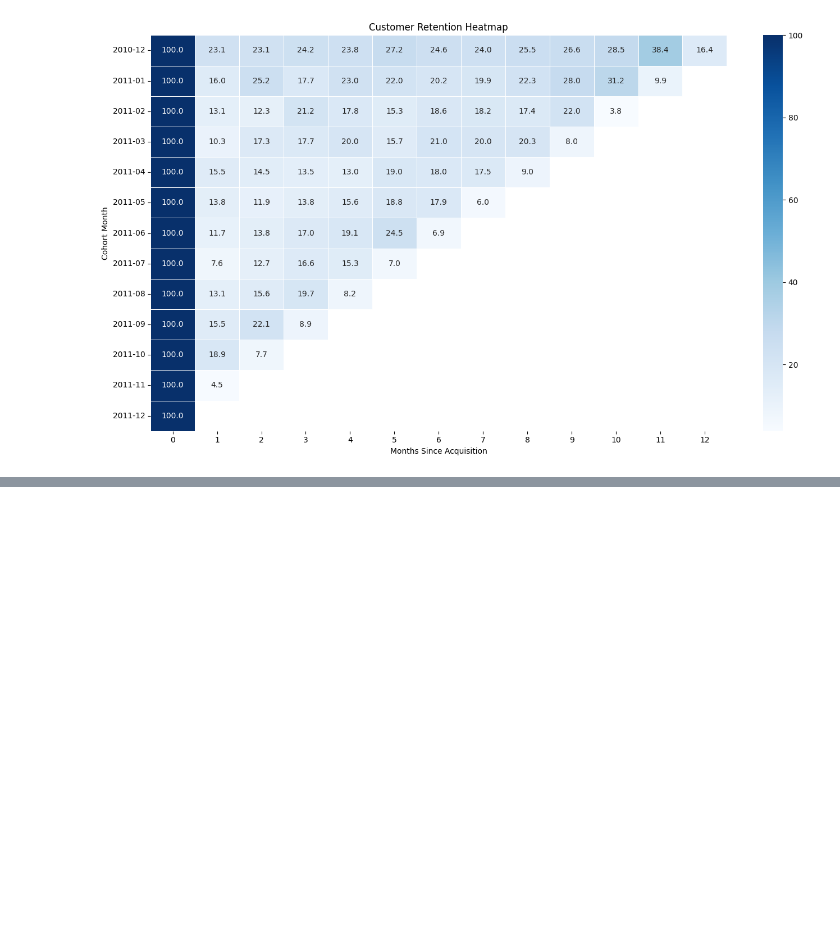
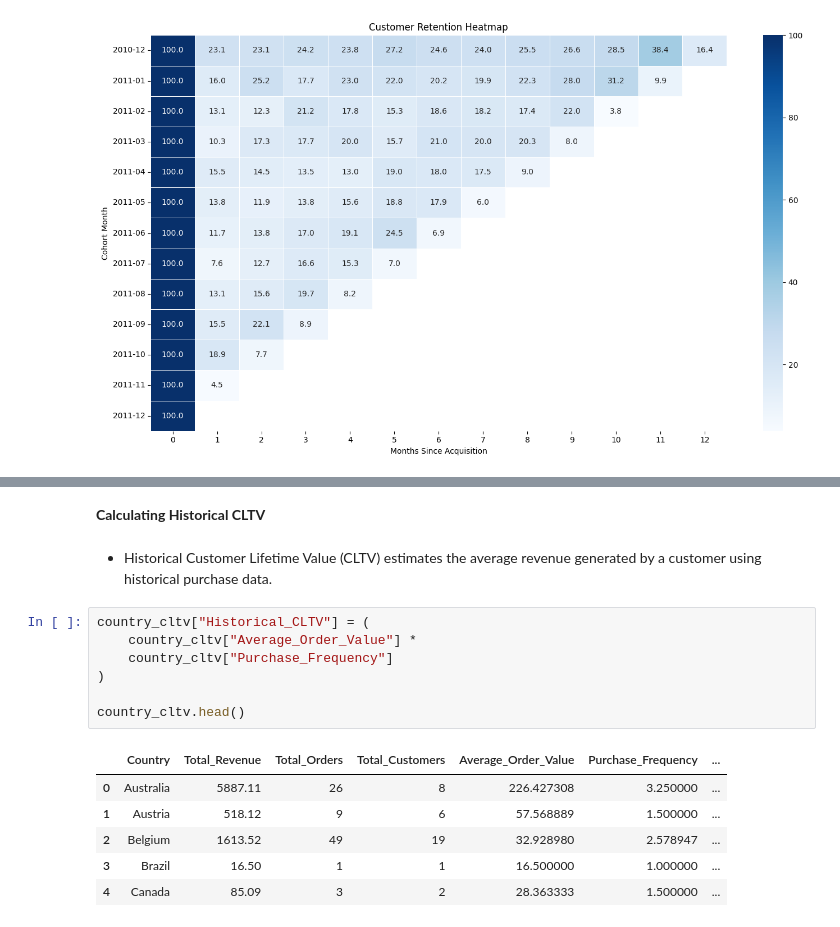
Before and after one commit to ThejaswiBhat/Internship-Project-1, a Jupyter notebook: Notebooks/cohort_retention_cltv_analysis.ipynb.ipynb, the cells around one changed output, grey strips where cells are left out. Cells and saved outputs as stored; diff of their text form; blank space fills up the shorter version.

```diff
--- a/Notebooks/cohort_retention_cltv_analysis.ipynb.ipynb
+++ b/Notebooks/cohort_retention_cltv_analysis.ipynb.ipynb
@@ -404,0 +377,18 @@ customer_summary.head()
+# %% [markdown]
+**Calculating Historical CLTV**
+# %% [markdown]
+* Historical Customer Lifetime Value (CLTV) estimates the average revenue generated by a customer using historical purchase data.
+# %%
+country_cltv["Historical_CLTV"] = (
+    country_cltv["Average_Order_Value"] *
+    country_cltv["Purchase_Frequency"]
+)
+
+country_cltv.head()
+# %% [output]
+|  | Country | Total_Revenue | Total_Orders | Total_Customers | Average_Order_Value | Purchase_Frequency | ... |
+| 0 | Australia | 5887.11 | 26 | 8 | 226.427308 | 3.250000 | ... |
+| 1 | Austria | 518.12 | 9 | 6 | 57.568889 | 1.500000 | ... |
+| 2 | Belgium | 1613.52 | 49 | 19 | 32.928980 | 2.578947 | ... |
+| 3 | Brazil | 16.50 | 1 | 1 | 16.500000 | 1.000000 | ... |
+| 4 | Canada | 85.09 | 3 | 2 | 28.363333 | 1.500000 | ... |
```
Also changed, not shown: parts of 35 cells of this notebook.
